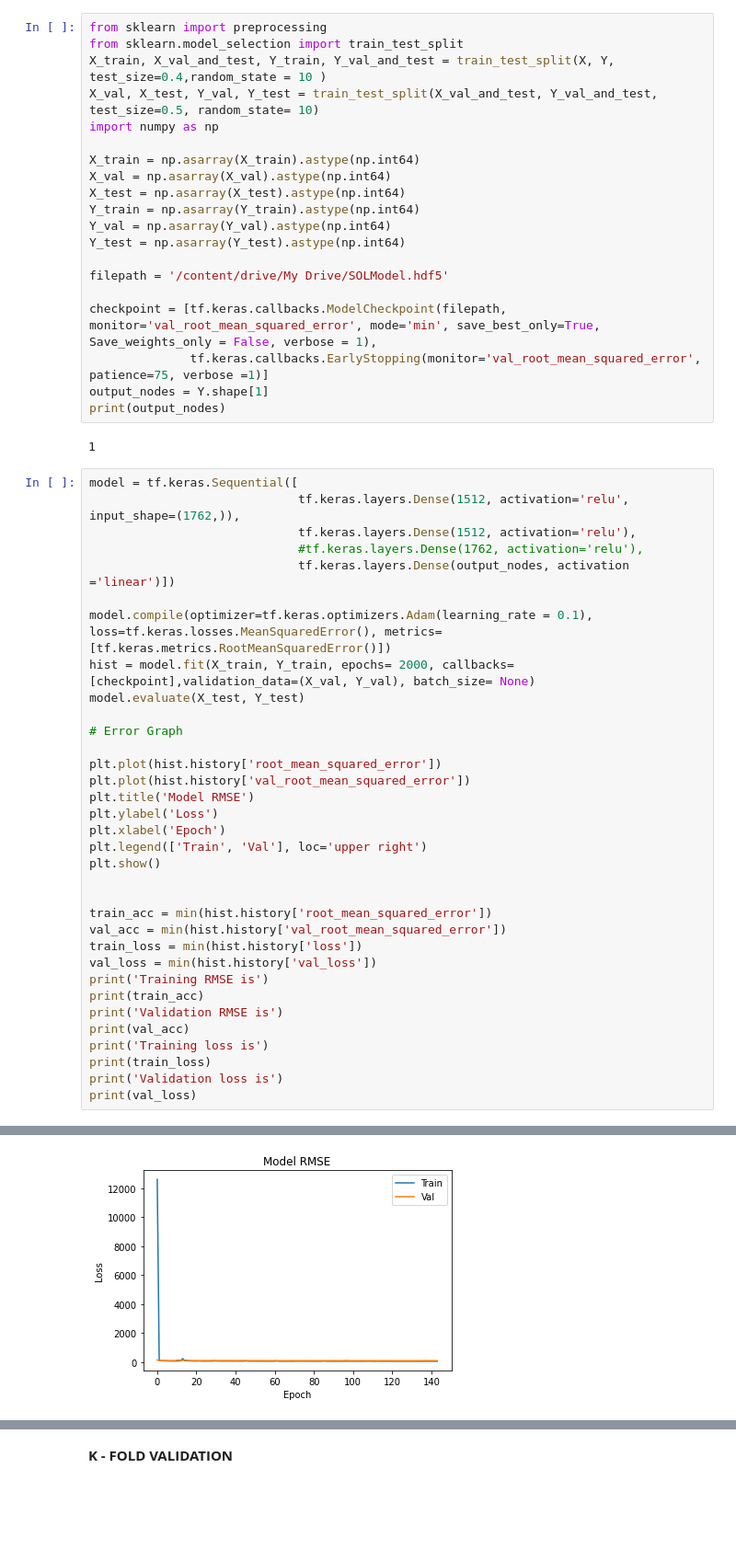
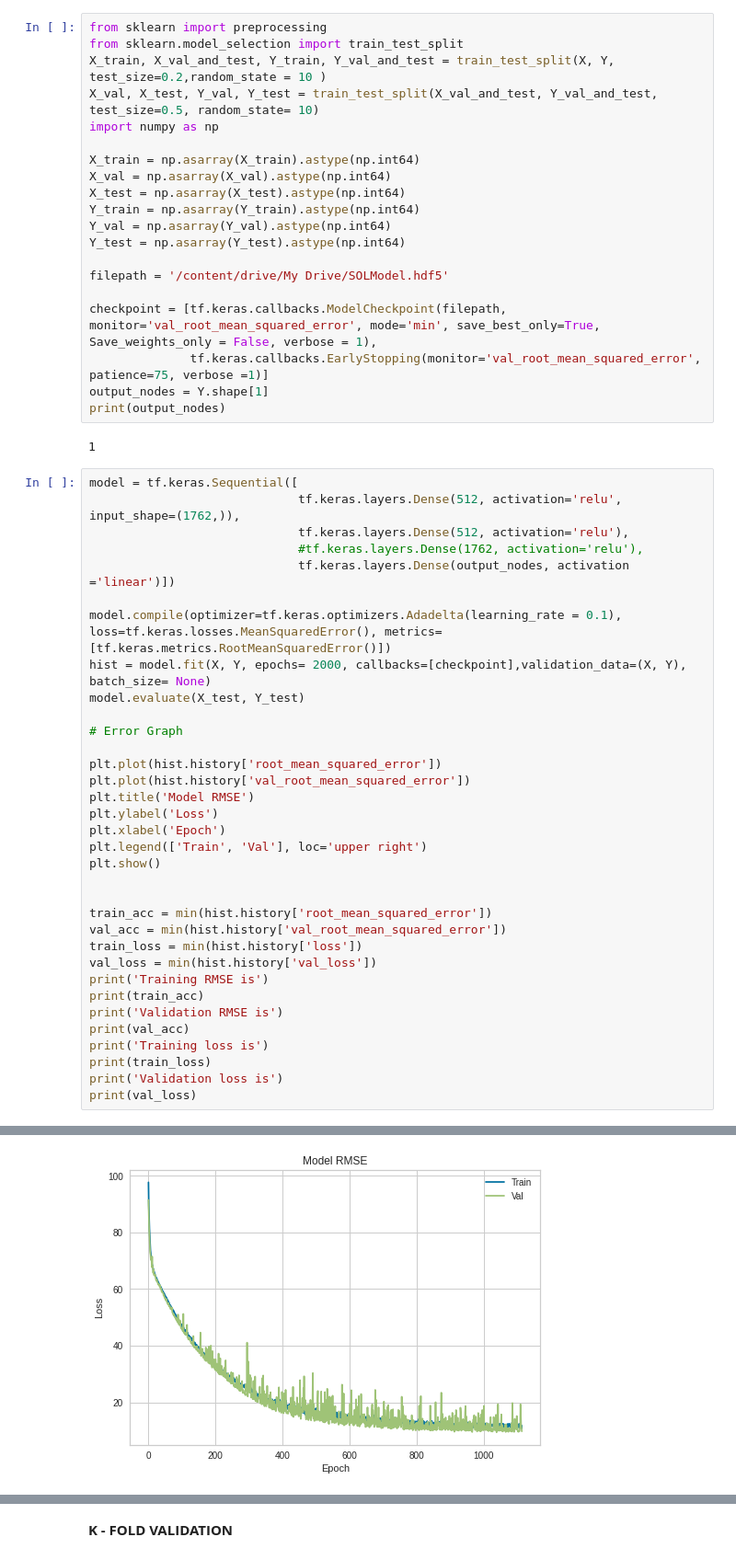
Before and after one commit to Swayamprakashpatel/Sol_ME, a Jupyter notebook: Sol_ME.ipynb, the cells around one changed output, grey strips where cells are left out. Shown at 92% size. Cells and saved outputs as stored; diff of their text form; blank space fills up the shorter version.

```diff
--- a/Sol_ME.ipynb
+++ b/Sol_ME.ipynb
@@ -42,7 +42,7 @@ print(Y)
 # %%
 from sklearn import preprocessing
 from sklearn.model_selection import train_test_split
-X_train, X_val_and_test, Y_train, Y_val_and_test = train_test_split(X, Y, test_size=0.4,random_state = 10 )
+X_train, X_val_and_test, Y_train, Y_val_and_test = train_test_split(X, Y, test_size=0.2,random_state = 10 )
 X_val, X_test, Y_val, Y_test = train_test_split(X_val_and_test, Y_val_and_test, test_size=0.5, random_state= 10)
 import numpy as np
 
@@ -63,13 +63,13 @@ print(output_nodes)
 1
 # %%
 model = tf.keras.Sequential([
-                             tf.keras.layers.Dense(1512, activation='relu', input_shape=(1762,)),
-                             tf.keras.layers.Dense(1512, activation='relu'),
+                             tf.keras.layers.Dense(512, activation='relu', input_shape=(1762,)),
+                             tf.keras.layers.Dense(512, activation='relu'),
                              #tf.keras.layers.Dense(1762, activation='relu'),
                              tf.keras.layers.Dense(output_nodes, activation ='linear')])
 
-model.compile(optimizer=tf.keras.optimizers.Adam(learning_rate = 0.1), loss=tf.keras.losses.MeanSquaredError(), metrics=[tf.keras.metrics.RootMeanSquaredError()])
-hist = model.fit(X_train, Y_train, epochs= 2000, callbacks=[checkpoint],validation_data=(X_val, Y_val), batch_size= None)
+model.compile(optimizer=tf.keras.optimizers.Adadelta(learning_rate = 0.1), loss=tf.keras.losses.MeanSquaredError(), metrics=[tf.keras.metrics.RootMeanSquaredError()])
+hist = model.fit(X, Y, epochs= 2000, callbacks=[checkpoint],validation_data=(X, Y), batch_size= None)
 model.evaluate(X_test, Y_test)
 
 # Error Graph
@@ -116,2 +116,2 @@ Epoch 144: early stopping
-[figure, old version]
+[figure, new version]
 Training RMSE is
```
Also changed, not shown: parts of 8 cells of this notebook.
